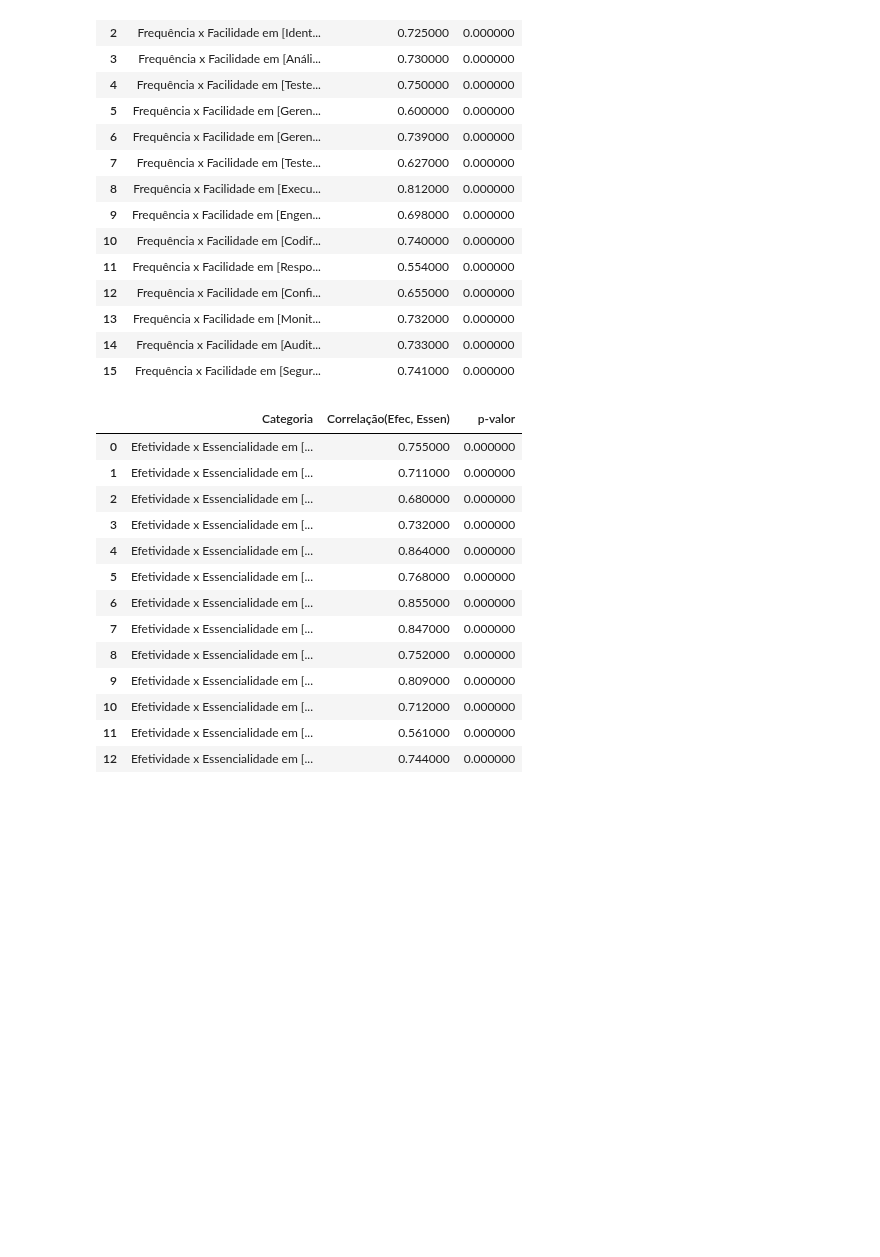
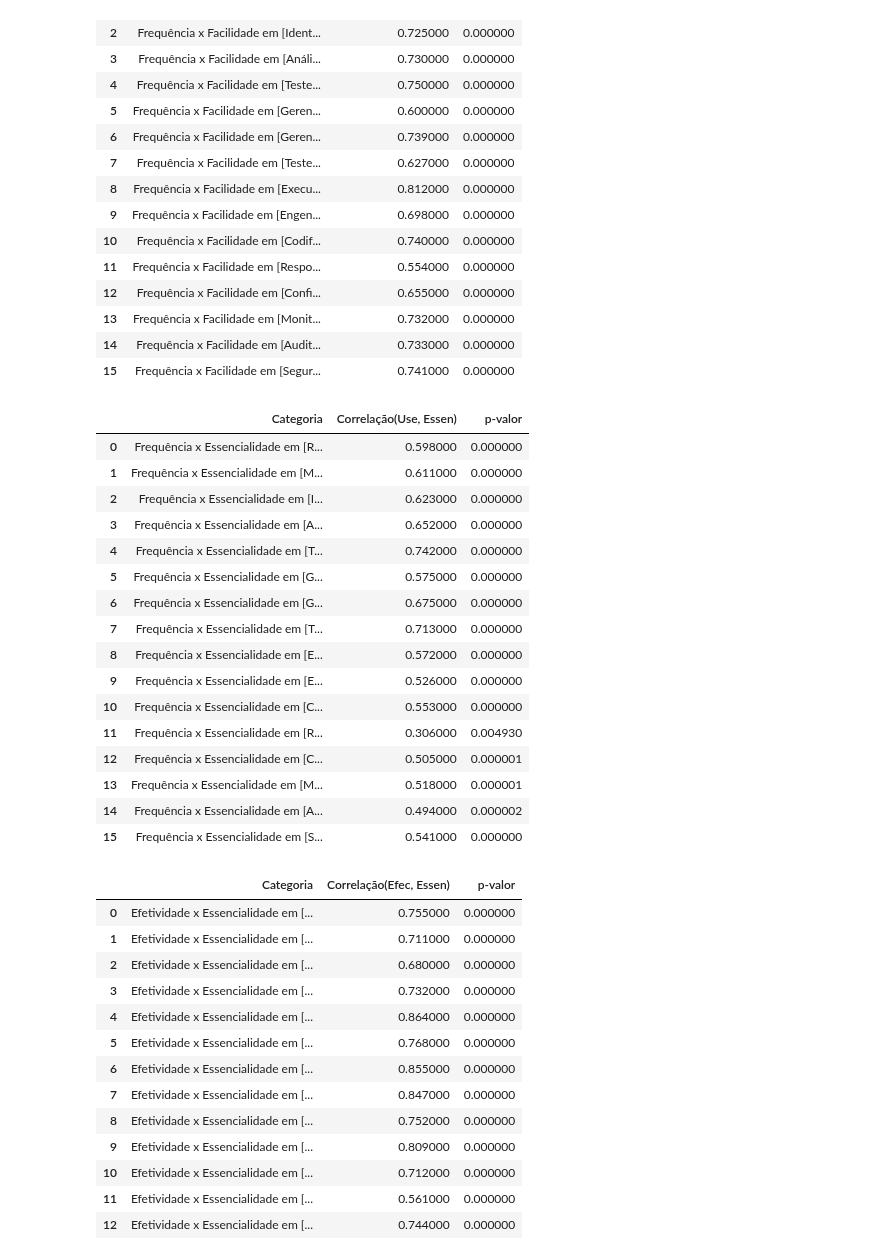
Before and after one commit to reset-ufc/appsec-practices-characterization-survey, a Jupyter notebook: RQ1.ipynb, the cells around one changed output. Saved outputs shown, nothing was run; the diff lists cells and outputs as text; code cells hidden in the pictures; blank space fills up the shorter version.

```diff
--- a/Análise_Facilidade_frequencia_e_eficácia_(COM_PESO).ipynb
+++ b/RQ1.ipynb
@@ -7,5 +8,6 @@ pd.set_option('display.max_rows', None)
 # %%
-df_o = pd.read_excel('Cópia 2 de [PT-BR] Script do Questionário (respostas) (1).xlsx')
+dados_path = Path('data')
+df_o = pd.read_excel(dados_path / 'Cópia 2 de [PT-BR] Script do Questionário (respostas) (1).xlsx')
 
 df = df_o[:]
 
@@ -1056,9 +1062,9 @@ def calc_correlations(df_frequencia, df_efetividade, df_facilidade, df_essencial
     correlation_facilidade_ess_df = correlation_facilidade_ess_df_styled.apply(highlight_significant, subset=['p-valor'])
 
 
-    return correlations_efetividade_frequencia_df, correlations_efetividade_facilidade_df, correlations_frequencia_facilidade_df, correlation_efe_ess_df, correlation_facilidade_ess_df
+    return correlations_efetividade_frequencia_df, correlations_efetividade_facilidade_df, correlations_frequencia_facilidade_df, correlations_frequencia_essencialidade_df, correlation_efe_ess_df, correlation_facilidade_ess_df
 # %%
-correlations_efetividade_frequencia_df, correlations_efetividade_facilidade_df, correlations_frequencia_facilidade_df, correlation_efe_ess_df, correlation_facilidade_ess_df = calc_correlations(df_frequencia_com_peso, df_efetividade_com_peso, df_facilidade_com_peso, df_essencialidade_com_peso)
+correlations_efetividade_frequencia_df, correlations_efetividade_facilidade_df, correlations_frequencia_facilidade_df, correlations_frequencia_essencialidade_df, correlation_efe_ess_df, correlation_facilidade_ess_df = calc_correlations(df_frequencia_com_peso, df_efetividade_com_peso, df_facilidade_com_peso, df_essencialidade_com_peso)
 # %%
 correlations_efetividade_frequencia_df
 # %% [output]
@@ -1119,6 +1125,26 @@ correlations_frequencia_facilidade_df
 | 13 | Frequência x Facilidade em [Monit... | 0.732000 | 0.000000 |
 | 14 | Frequência x Facilidade em [Audit... | 0.733000 | 0.000000 |
 | 15 | Frequência x Facilidade em [Segur... | 0.741000 | 0.000000 |
+# %%
+correlations_frequencia_essencialidade_df
+# %% [output]
+|  | Categoria | Correlação(Use, Essen) | p-valor |
+| 0 | Frequência x Essencialidade em [R... | 0.598000 | 0.000000 |
+| 1 | Frequência x Essencialidade em [M... | 0.611000 | 0.000000 |
+| 2 | Frequência x Essencialidade em [I... | 0.623000 | 0.000000 |
+| 3 | Frequência x Essencialidade em [A... | 0.652000 | 0.000000 |
+| 4 | Frequência x Essencialidade em [T... | 0.742000 | 0.000000 |
+| 5 | Frequência x Essencialidade em [G... | 0.575000 | 0.000000 |
+| 6 | Frequência x Essencialidade em [G... | 0.675000 | 0.000000 |
+| 7 | Frequência x Essencialidade em [T... | 0.713000 | 0.000000 |
+| 8 | Frequência x Essencialidade em [E... | 0.572000 | 0.000000 |
+| 9 | Frequência x Essencialidade em [E... | 0.526000 | 0.000000 |
+| 10 | Frequência x Essencialidade em [C... | 0.553000 | 0.000000 |
+| 11 | Frequência x Essencialidade em [R... | 0.306000 | 0.004930 |
+| 12 | Frequência x Essencialidade em [C... | 0.505000 | 0.000001 |
+| 13 | Frequência x Essencialidade em [M... | 0.518000 | 0.000001 |
+| 14 | Frequência x Essencialidade em [A... | 0.494000 | 0.000002 |
+| 15 | Frequência x Essencialidade em [S... | 0.541000 | 0.000000 |
 # %%
 correlation_efe_ess_df
 # %% [output]
```
Also changed, not shown: parts of 2 cells of this notebook, 17 other files.
